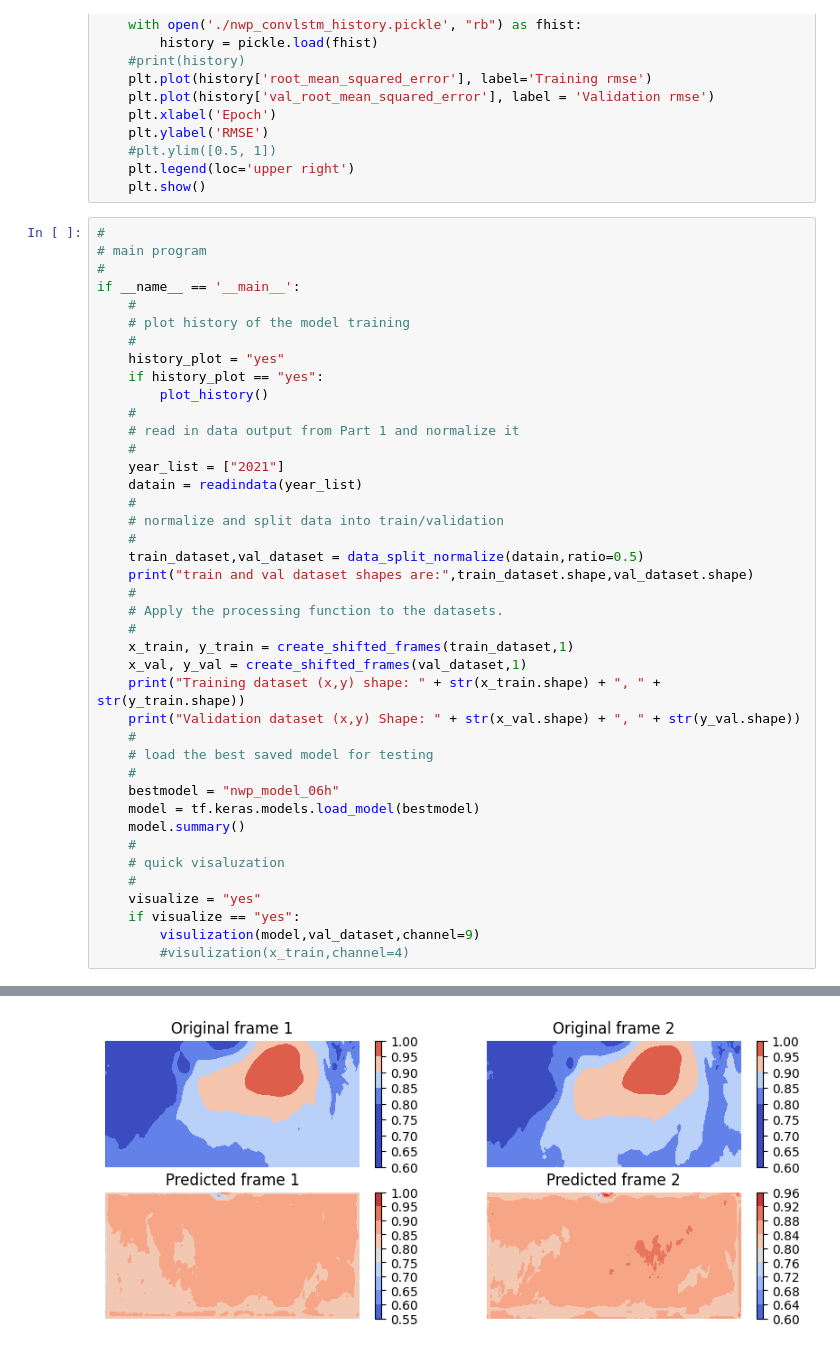
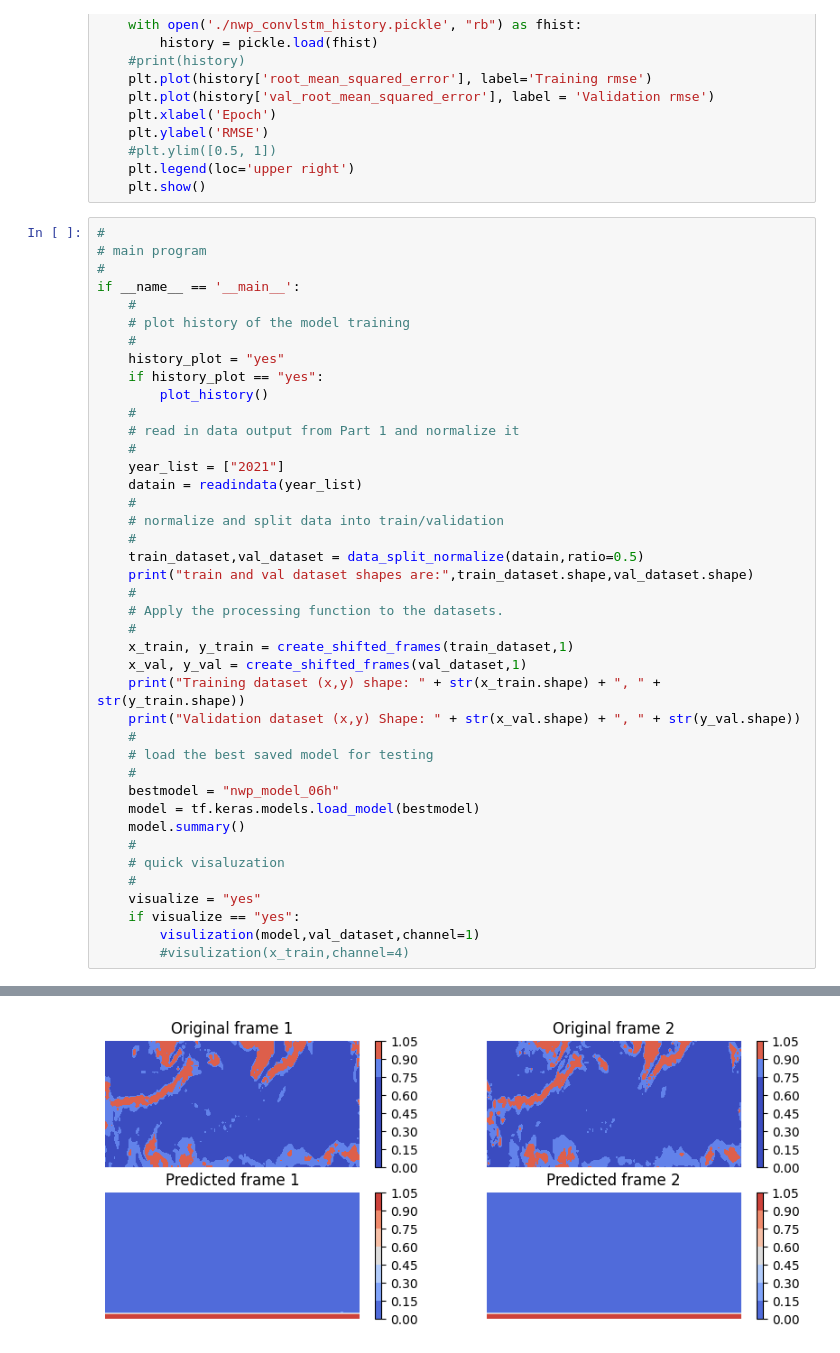
Before and after one commit to kieucq/tcg_deep_learning, a Jupyter notebook: ConvLSTM/nwp_convlstm_p3.ipynb, the cells around one changed output, grey strips where cells are left out. Cells and saved outputs as stored; diff of their text form.

```diff
--- a/ConvLSTM/nwp_convlstm_p3.ipynb
+++ b/ConvLSTM/nwp_convlstm_p3.ipynb
@@ -209,6 +209,6 @@ if __name__ == '__main__':
     #
     visualize = "yes"
     if visualize == "yes":
-        visulization(model,val_dataset,channel=9)
+        visulization(model,val_dataset,channel=1)
         #visulization(x_train,channel=4)
 # %% [output]
@@ -230,4 +230,4 @@ _________________________________________________________________
 Output from prediction:  (1, 8, 41, 161, 12) 1
 After squeezing from prediction:  (8, 41, 161, 12) 1
 After expanding from prediction:  (1, 41, 161, 12) 1
-[figure, old version]
+[figure, new version]
```
Also changed, not shown: parts of 1 cell of this notebook, 5 other files.
